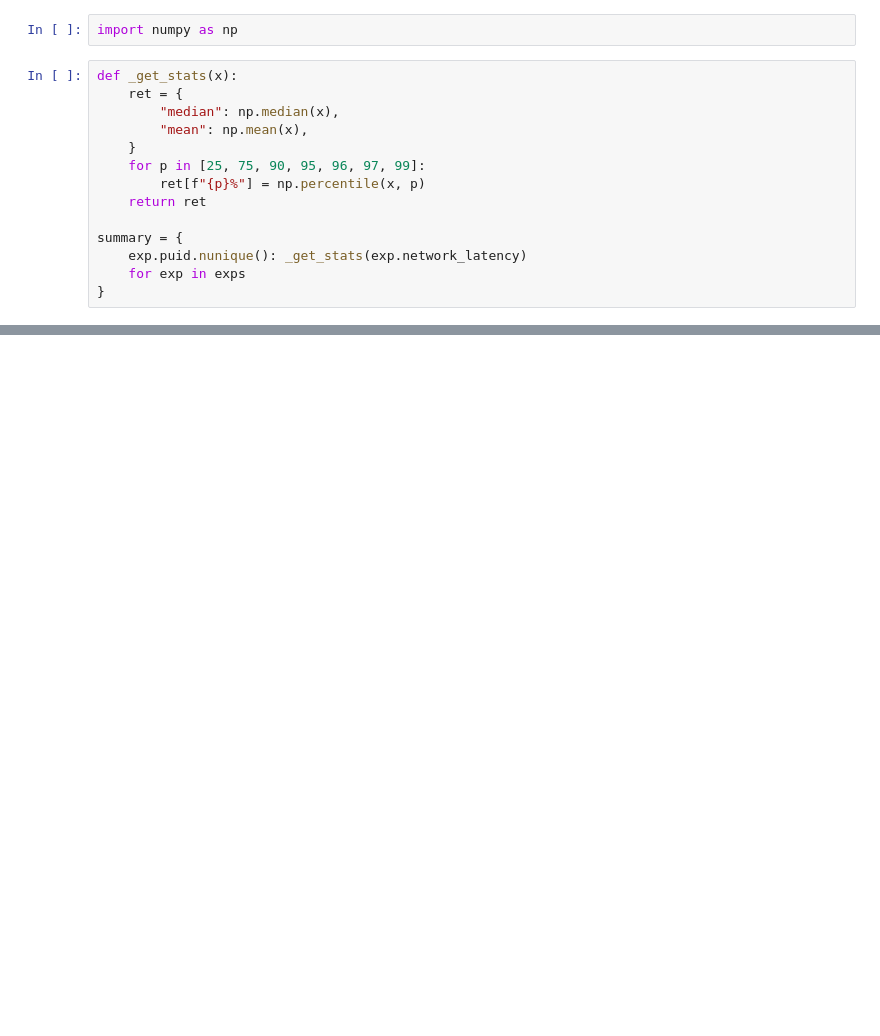
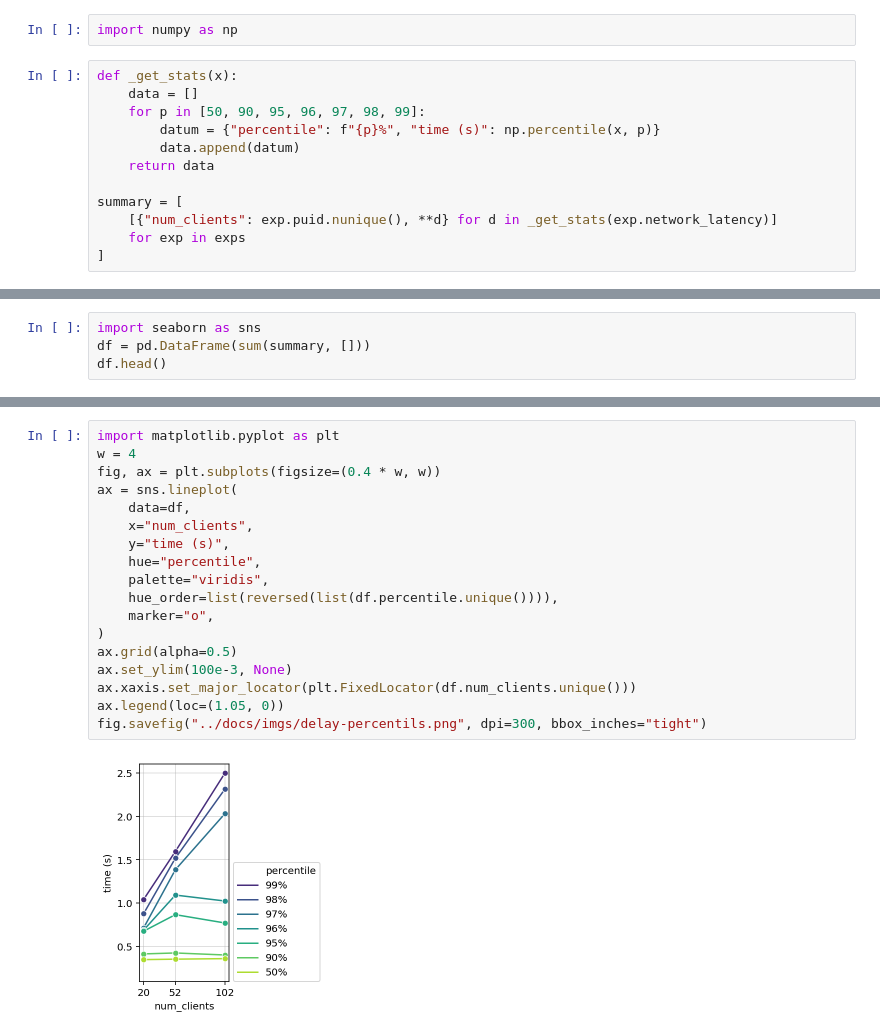
Before and after one commit to stsievert/salmon, a Jupyter notebook: performance/Load-test-v0.2.3.ipynb, the cells around one changed output, grey strips where cells are left out. Drawn from its saved outputs; the diff is of its cells as text; blank space fills up the shorter version.

```diff
--- a/performance/Load-test-v0.2.3.ipynb
+++ b/performance/Load-test-v0.2.3.ipynb
@@ -43,15 +46,13 @@ _ = ax.legend(loc="best", title="Participants");
 import numpy as np
 # %%
 def _get_stats(x):
-    ret = {
-        "median": np.median(x),
-        "mean": np.mean(x),
-    }
-    for p in [25, 75, 90, 95, 96, 97, 99]:
-        ret[f"{p}%"] = np.percentile(x, p)
-    return ret
+    data = []
+    for p in [50, 90, 95, 96, 97, 98, 99]:
+        datum = {"percentile": f"{p}%", "time (s)": np.percentile(x, p)}
+        data.append(datum)
+    return data
 
-summary = {
-    exp.puid.nunique(): _get_stats(exp.network_latency)
+summary = [
+    [{"num_clients": exp.puid.nunique(), **d} for d in _get_stats(exp.network_latency)]
     for exp in exps
-}
+]
@@ -81,0 +59,4 @@ for k, (ax, exp) in enumerate(zip(axs, exps)):
+# %%
+import seaborn as sns
+df = pd.DataFrame(sum(summary, []))
+df.head()
@@ -81,0 +70,20 @@ for k, (ax, exp) in enumerate(zip(axs, exps)):
+# %%
+import matplotlib.pyplot as plt
+w = 4
+fig, ax = plt.subplots(figsize=(0.4 * w, w))
+ax = sns.lineplot(
+    data=df,
+    x="num_clients",
+    y="time (s)",
+    hue="percentile",
+    palette="viridis",
+    hue_order=list(reversed(list(df.percentile.unique()))),
+    marker="o",
+)
+ax.grid(alpha=0.5)
+ax.set_ylim(100e-3, None)
+ax.xaxis.set_major_locator(plt.FixedLocator(df.num_clients.unique()))
+ax.legend(loc=(1.05, 0))
+fig.savefig("../docs/imgs/delay-percentils.png", dpi=300, bbox_inches="tight")
+# %% [output]
+[figure, added]
```
Also changed, not shown: parts of 4 cells of this notebook, 6 other files.
